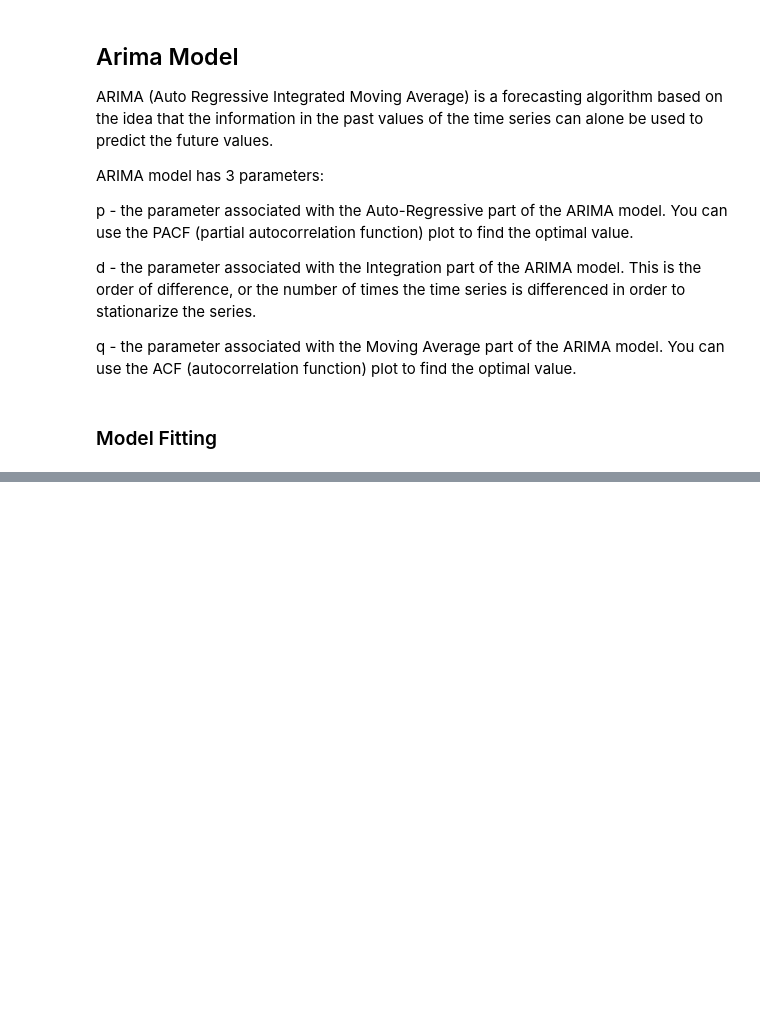
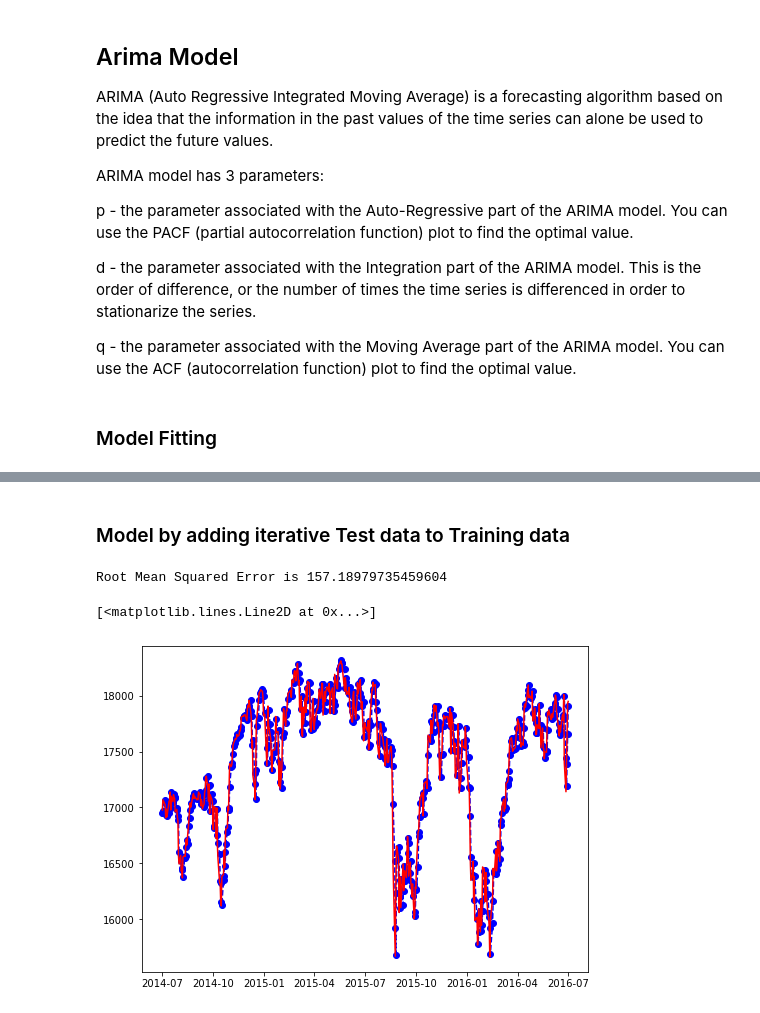
Before and after one commit to hayriizgi/Springboard, a Jupyter notebook: Capstone_2/02_Preprocessing_Training_Modeling_4_ARIMA.ipynb, the cells around one changed output, grey strips where cells are left out. Saved outputs shown, nothing was run; the diff lists cells and outputs as text; code cells hidden in the pictures; blank space fills up the shorter version.

Commit message:
Second commit of ARIMA analysis

```diff
--- a/Capstone_2/02_Preprocessing_Training_Modeling_4_ARIMA.ipynb
+++ b/Capstone_2/02_Preprocessing_Training_Modeling_4_ARIMA.ipynb
@@ -27,9 +145,9 @@ dataset = pd.read_csv('data/comb_data_final.csv',index_col='Date',parse_dates=Tr
 # %%
 # Set the threshold two years before the last date (at the beginning of 7th year)
-threshold = dataset.index.max() - pd.DateOffset(years=2)
+threshold = y.index.max() - pd.DateOffset(years=2)
 # Create Train and Test datasets
-X_train = dataset[dataset.index <= threshold]['Adj Close']
-X_test = dataset[dataset.index > threshold]['Adj Close']
+X_train = dataset[y.index <= threshold]['Adj Close']
+X_test = dataset[y.index > threshold]['Adj Close']
 # %%
 X_train.shape
 # %% [output]
@@ -513,0 +231,28 @@ plt.show()
+# %% [markdown]
+### Model by adding iterative Test data to Training data
+# %%
+history = [x for x in X_train]
+model_predictions = []
+N_test_observations = len(X_test)
+
+for time_point in range(N_test_observations):
+    model = ARIMA(history, order=(0,1,3))
+    model_fit = model.fit(disp=0)
+    output = model_fit.forecast()
+    yhat = output[0]
+    model_predictions.append(yhat)
+    true_test_value = X_test[time_point]
+    history.append(true_test_value)
+
+MSE_error = mean_squared_error(X_test, model_predictions)
+print('Root Mean Squared Error is {}'.format(np.sqrt(MSE_error)))
+# %% [output]
+Root Mean Squared Error is 157.18979735459604
+# %%
+# Plot the predictions against the test data
+test_set_range = X_test.index
+plt.plot(test_set_range, model_predictions, color='blue', marker='o', linestyle='dashed',label='Predicted Price')
+plt.plot(test_set_range, X_test, color='red', label='Actual Price')
+# %% [output]
+[<matplotlib.lines.Line2D at 0x...>]
+[figure, added]
```
Also changed, not shown: parts of 70 cells of this notebook.
